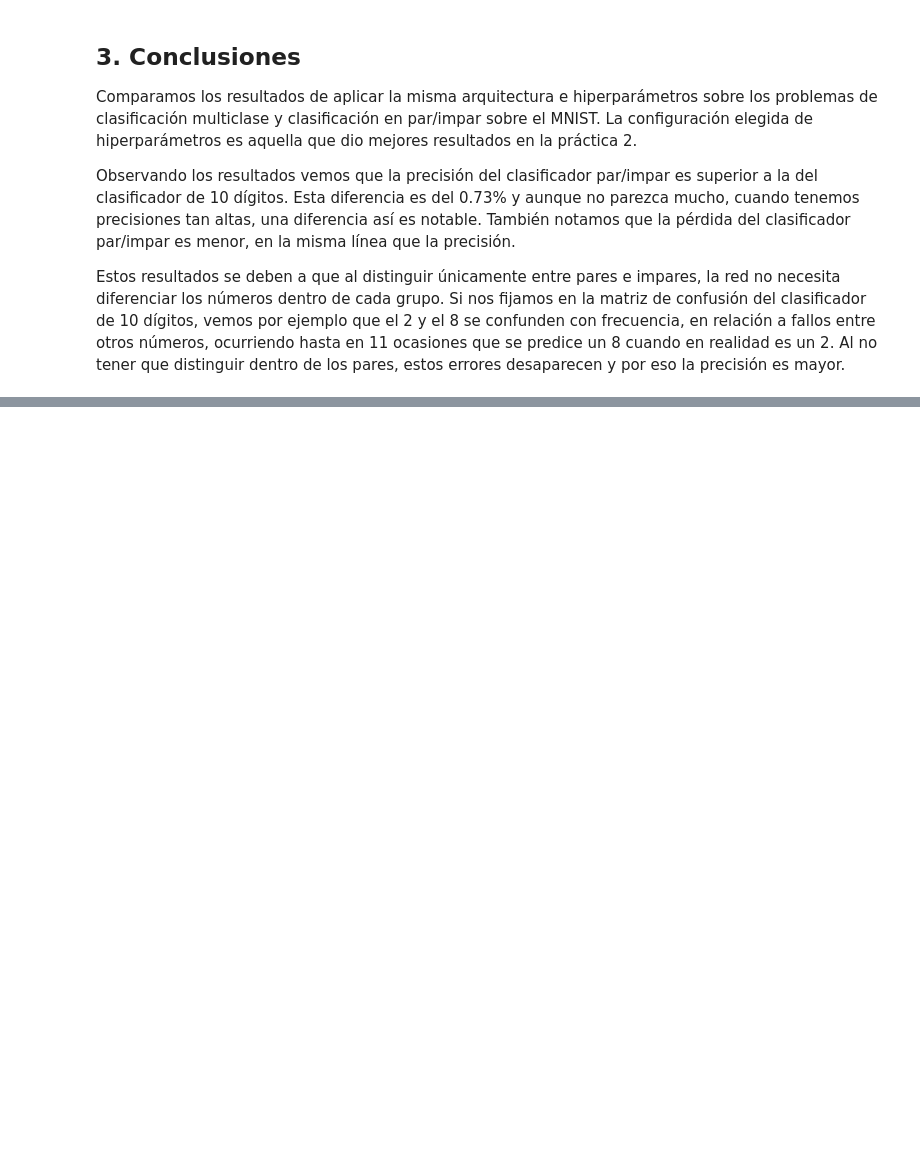
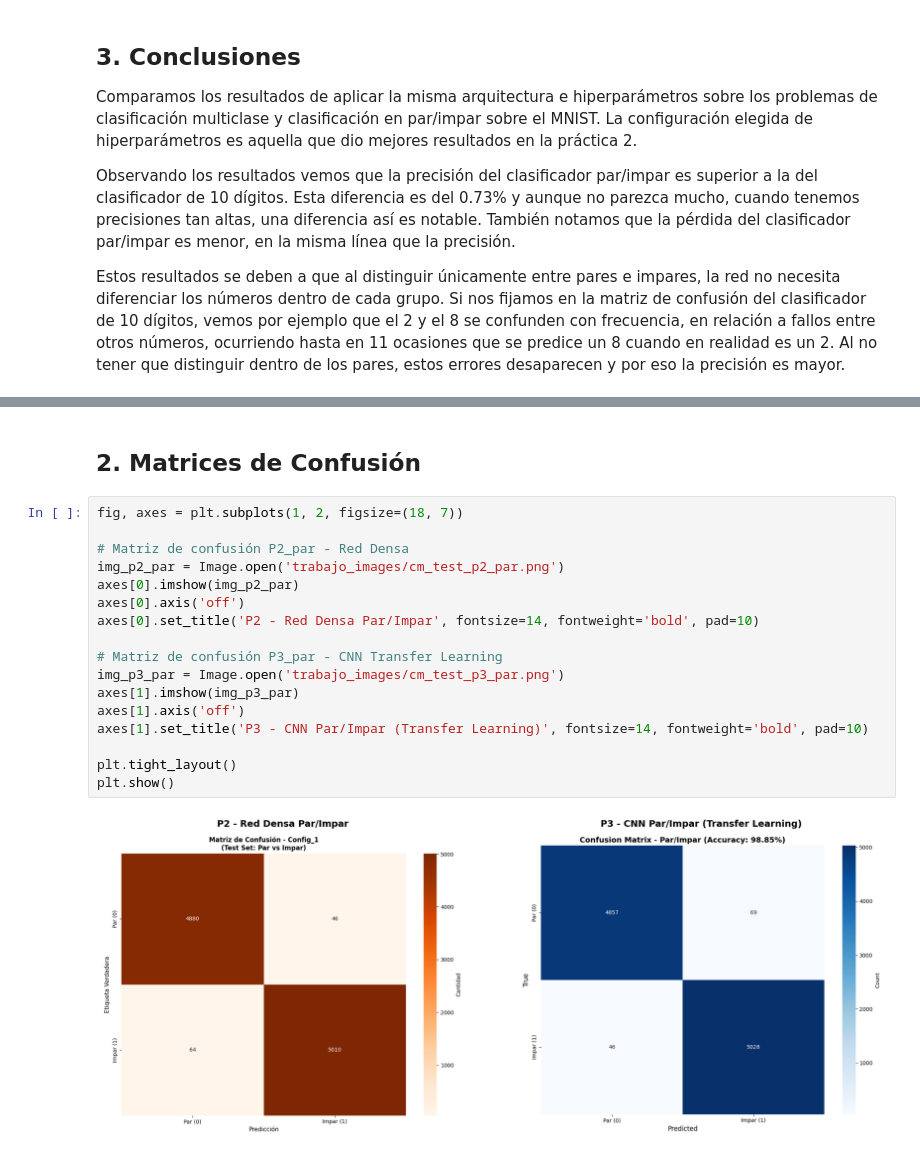
Before and after one commit to jorvarea/deep_learning_exercises, a Jupyter notebook: trabajo1.ipynb, the cells around one changed output, grey strips where cells are left out. Drawn from its saved outputs; the diff is of its cells as text; blank space fills up the shorter version.

```diff
--- a/trabajo1.ipynb
+++ b/trabajo1.ipynb
@@ -564,0 +628,21 @@ Estos resultados se deben a que al distinguir únicamente entre pares e impares,
+# %% [markdown]
+## 2. Matrices de Confusión
+# %%
+fig, axes = plt.subplots(1, 2, figsize=(18, 7))
+
+# Matriz de confusión P2_par - Red Densa
+img_p2_par = Image.open('trabajo_images/cm_test_p2_par.png')
+axes[0].imshow(img_p2_par)
+axes[0].axis('off')
+axes[0].set_title('P2 - Red Densa Par/Impar', fontsize=14, fontweight='bold', pad=10)
+
+# Matriz de confusión P3_par - CNN Transfer Learning
+img_p3_par = Image.open('trabajo_images/cm_test_p3_par.png')
+axes[1].imshow(img_p3_par)
+axes[1].axis('off')
+axes[1].set_title('P3 - CNN Par/Impar (Transfer Learning)', fontsize=14, fontweight='bold', pad=10)
+
+plt.tight_layout()
+plt.show()
+# %% [output]
+[figure, added]
```
Also changed, not shown: parts of 6 cells of this notebook, 3 other files.
